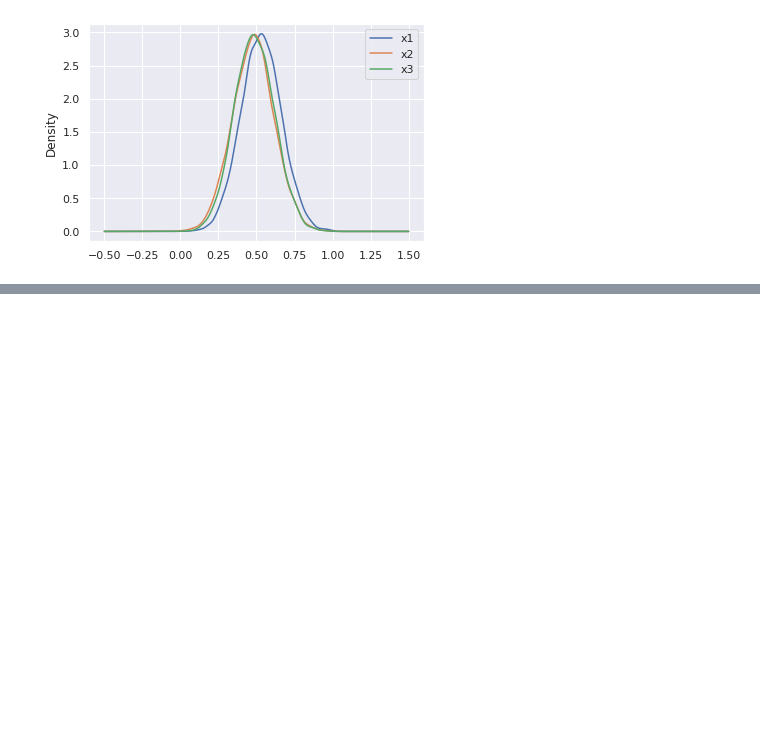
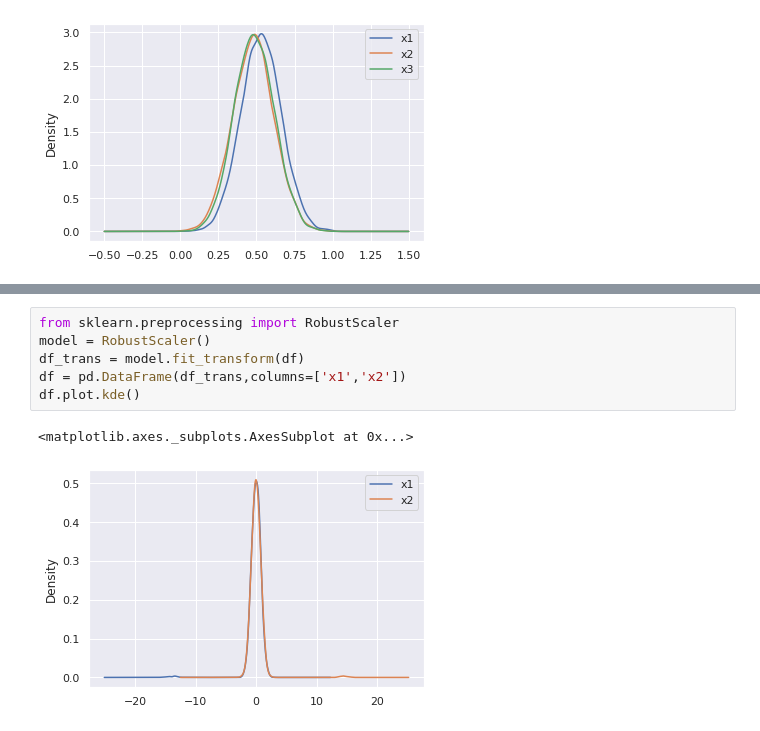
Before and after one commit to amazingashis/Blog, a Jupyter notebook: Data_Preprocessing_Blog3.ipynb, the cells around one changed output, grey strips where cells are left out. Drawn from its saved outputs; the diff is of its cells as text; blank space fills up the shorter version.

```diff
--- a/Data_Preprocessing_Blog3.ipynb
+++ b/Data_Preprocessing_Blog3.ipynb
@@ -60,0 +72,9 @@ df.plot.kde()
+# %%
+from sklearn.preprocessing import RobustScaler
+model = RobustScaler()
+df_trans = model.fit_transform(df)
+df = pd.DataFrame(df_trans,columns=['x1','x2'])
+df.plot.kde()
+# %% [output]
+<matplotlib.axes._subplots.AxesSubplot at 0x...>
+[figure, added]
```
Also changed, not shown: parts of 2 cells of this notebook.
